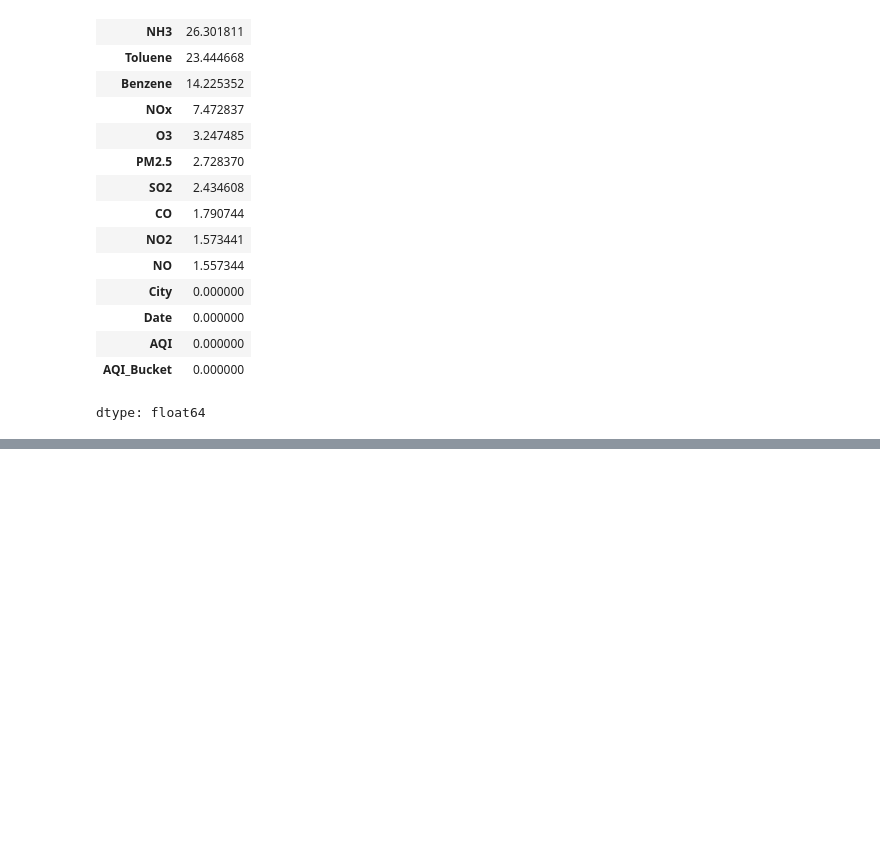
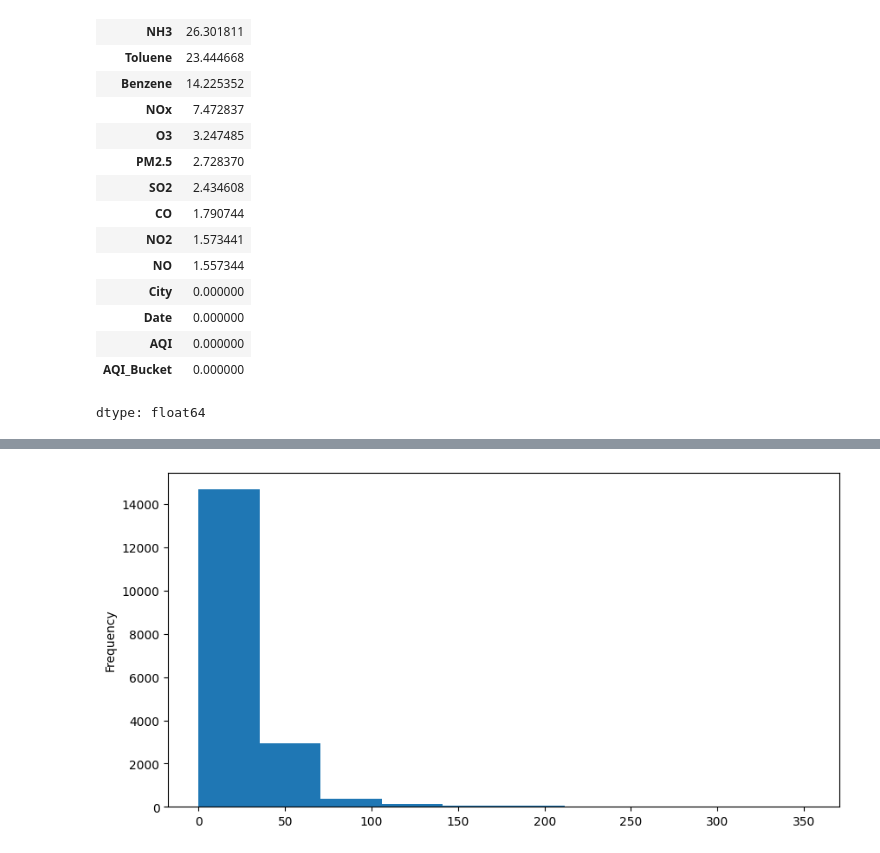
Before and after one commit to harinirekha/Air-Quality-Index-Prediction-AICTE-Cycle-4, a Jupyter notebook: Air_Quality_Index_Prediction.ipynb, the cells around one changed output, grey strips where cells are left out. Saved outputs shown, nothing was run; the diff lists cells and outputs as text; code cells hidden in the pictures; blank space fills up the shorter version.

```diff
--- a/Air_Quality_Index_Prediction.ipynb
+++ b/Air_Quality_Index_Prediction.ipynb
@@ -156,0 +173,6 @@ dtype: float64
+# %%
+df['NH3'].plot(kind = 'hist', figsize=(10,5))
+plt.legend
+plt.show()
+# %% [output]
+[figure, added]
```
Also changed, not shown: parts of 33 cells of this notebook.
